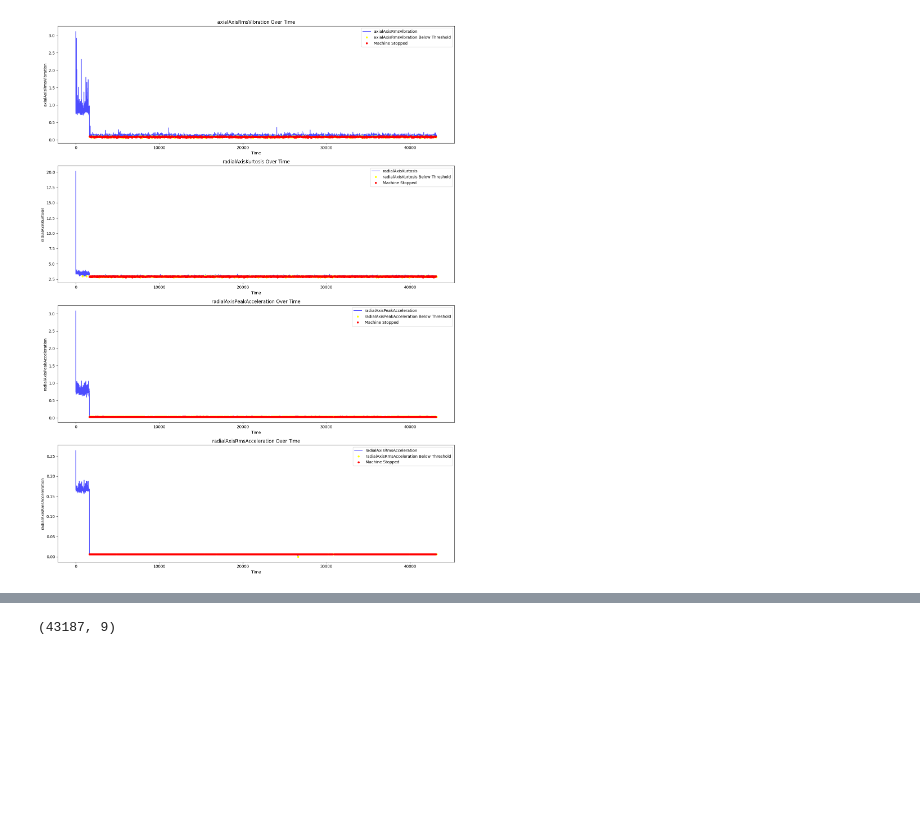
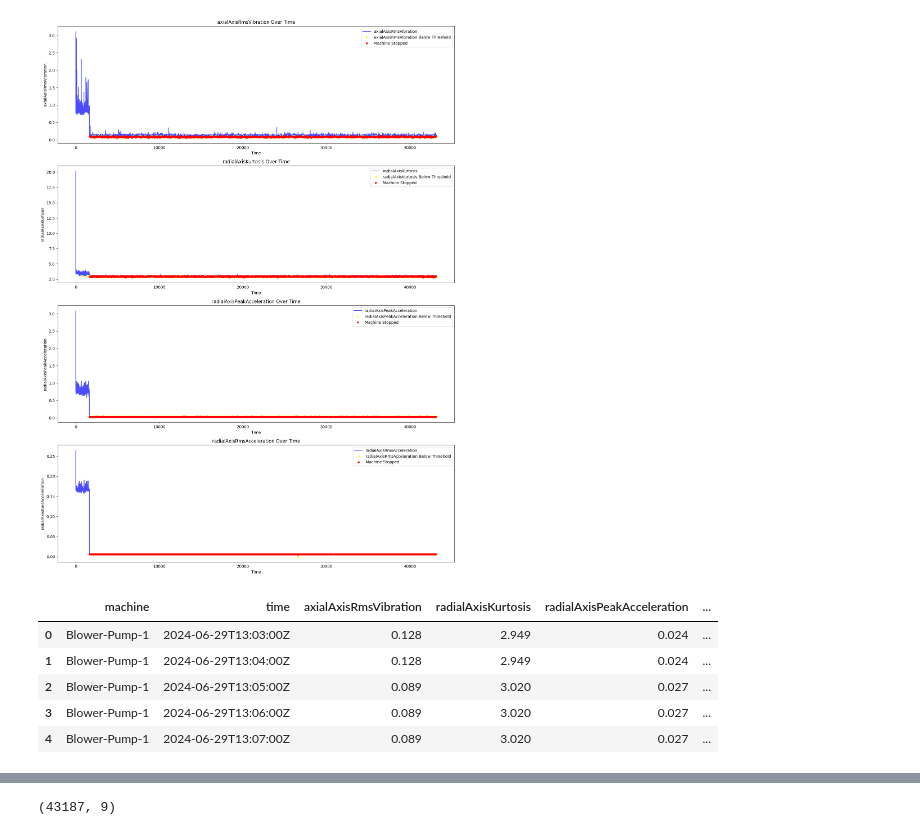
Before and after one commit to yunuscancengiz/PredictLine, a Jupyter notebook: model_nb.ipynb, the cells around one changed output, grey strips where cells are left out. Drawn from its saved outputs; the diff is of its cells as text; code cells hidden in the pictures; blank space fills up the shorter version.

```diff
--- a/model_nb.ipynb
+++ b/model_nb.ipynb
@@ -80,3 +84,12 @@ plot_with_thresholds(df=processed_df2, columns=columns_to_plot, thresholds=thres
 plot_with_thresholds(df=processed_df3, columns=columns_to_plot, thresholds=thresholds)
 # %% [output]
 [figure]
+# %%
+processed_df2.head()
+# %% [output]
+|  | machine | time | axialAxisRmsVibration | radialAxisKurtosis | radialAxisPeakAcceleration | ... |
+| 0 | Blower-Pump-1 | 2024-06-29T13:03:00Z | 0.128 | 2.949 | 0.024 | ... |
+| 1 | Blower-Pump-1 | 2024-06-29T13:04:00Z | 0.128 | 2.949 | 0.024 | ... |
+| 2 | Blower-Pump-1 | 2024-06-29T13:05:00Z | 0.089 | 3.020 | 0.027 | ... |
+| 3 | Blower-Pump-1 | 2024-06-29T13:06:00Z | 0.089 | 3.020 | 0.027 | ... |
+| 4 | Blower-Pump-1 | 2024-06-29T13:07:00Z | 0.089 | 3.020 | 0.027 | ... |
```
Also changed, not shown: parts of 9 cells of this notebook, 1 other file.
